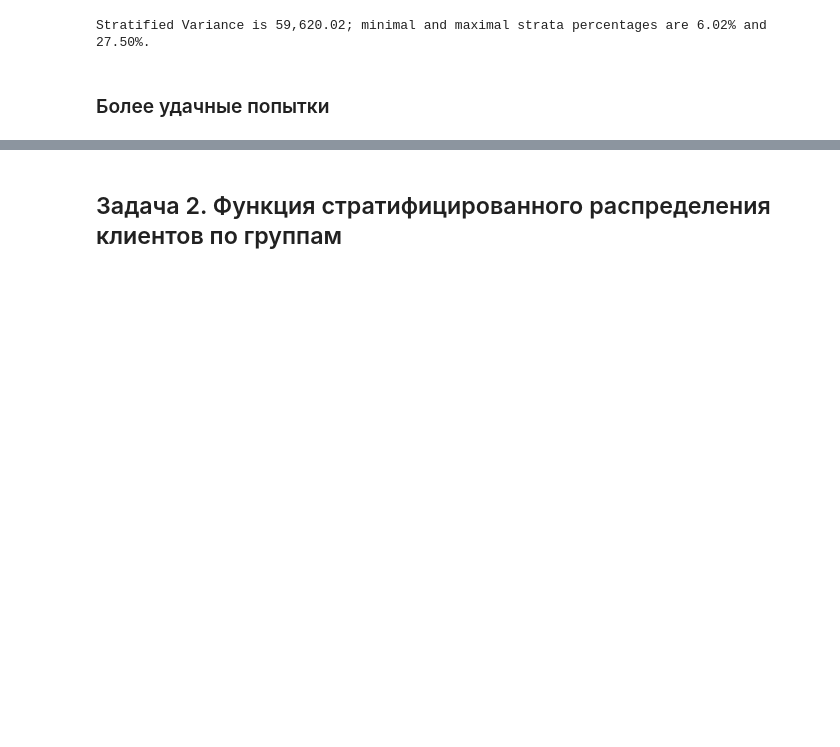
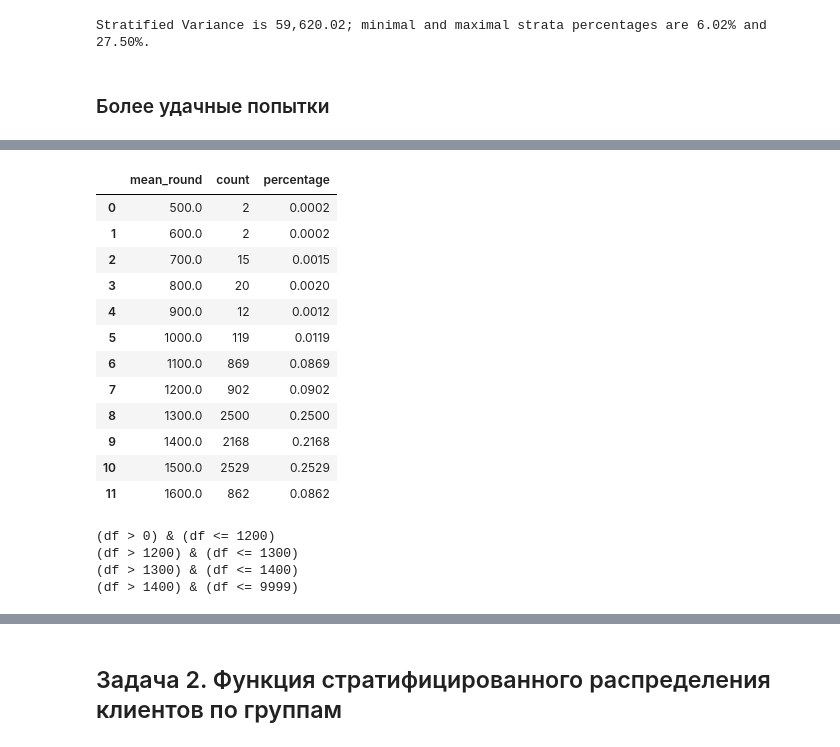
Before and after one commit to ib-rain/kc, a Jupyter notebook: simulator_ab/08_Solution.ipynb, the cells around one changed output, grey strips where cells are left out. Cells and saved outputs as stored; diff of their text form; code cells hidden in the pictures; blank space fills up the shorter version.

```diff
--- a/simulator_ab/08_Solution.ipynb
+++ b/simulator_ab/08_Solution.ipynb
@@ -310,0 +437,38 @@ Stratified Variance is 59,620.02; minimal and maximal strata percentages are 6.0
+# %%
+df_agg['mean_round'] = df_agg['mean'].round(-2)
+
+df_agg2 = df_agg.groupby('mean_round')['count'].sum().reset_index()
+df_agg2['percentage'] = df_agg2['count'] / df_agg2['count'].sum()
+
+df_agg2
+# %% [output]
+|  | mean_round | count | percentage |
+| 0 | 500.0 | 2 | 0.0002 |
+| 1 | 600.0 | 2 | 0.0002 |
+| 2 | 700.0 | 15 | 0.0015 |
+| 3 | 800.0 | 20 | 0.0020 |
+| 4 | 900.0 | 12 | 0.0012 |
+| 5 | 1000.0 | 119 | 0.0119 |
+| 6 | 1100.0 | 869 | 0.0869 |
+| 7 | 1200.0 | 902 | 0.0902 |
+| 8 | 1300.0 | 2500 | 0.2500 |
+| 9 | 1400.0 | 2168 | 0.2168 |
+| 10 | 1500.0 | 2529 | 0.2529 |
+| 11 | 1600.0 | 862 | 0.0862 |
+# %%
+intervals = (0, 1200, 1300, 1400, 9999)
+
+for i in range(len(intervals) - 1):
+    print('(df > {}) & (df <= {})'.format(intervals[i], intervals[i+1]))
+
+strata_values = [
+    df_agg[(df_agg['mean_round'] > intervals[i]) & (df_agg['mean_round'] <= intervals[i+1])].index.to_list()
+    for i in range(len(intervals) - 1)
+]
+
+# strata_values
+# %% [output]
+(df > 0) & (df <= 1200)
+(df > 1200) & (df <= 1300)
+(df > 1300) & (df <= 1400)
+(df > 1400) & (df <= 9999)
```
Also changed, not shown: parts of 20 cells of this notebook.
